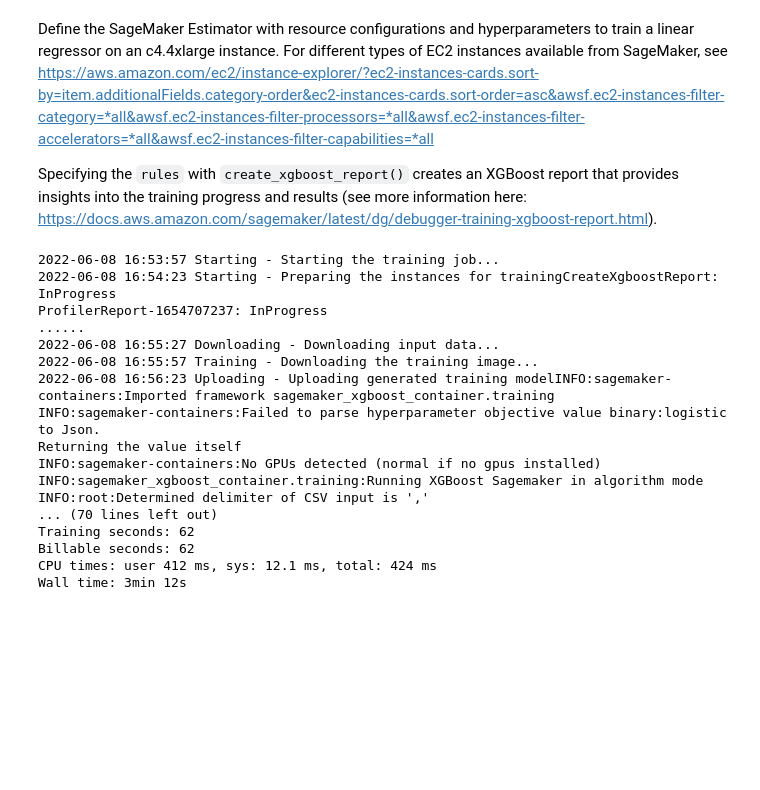
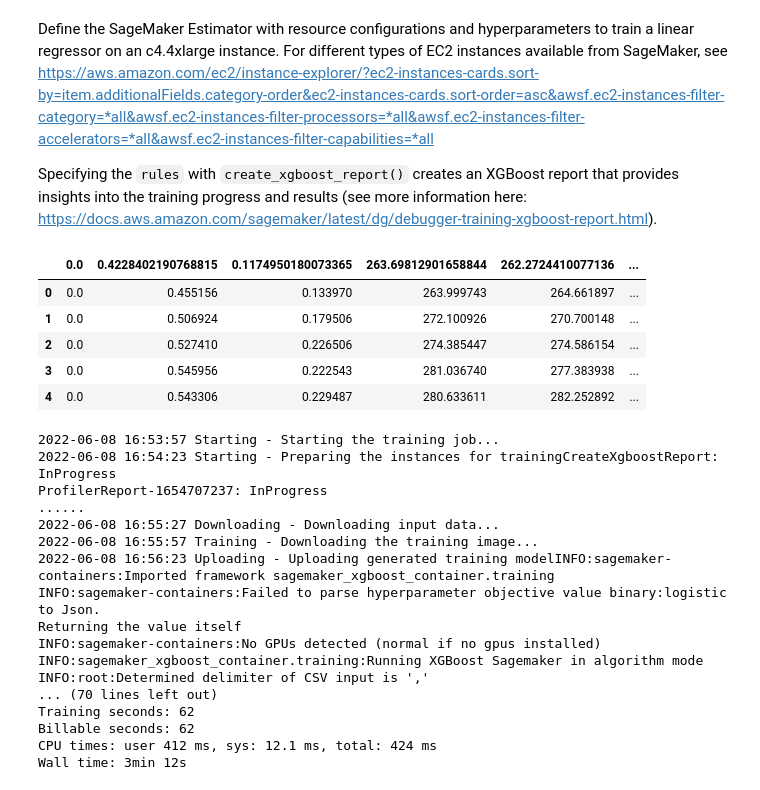
Before and after one commit to d-one/d-one-mlops-aws, a Jupyter notebook: xgboost_pipeline.ipynb, the cells around one changed output. Cells and saved outputs as stored; diff of their text form; code cells hidden in the pictures; blank space fills up the shorter version.

```diff
--- a/xgboost_pipeline.ipynb
+++ b/xgboost_pipeline.ipynb
@@ -519,6 +531,18 @@ xgboost_model.set_hyperparameters(
     subsample=0.7,
     silent=0,
 )
+# %%
+train = f'{PROCESSED_DATA_PATH}/train.csv'
+val = f'{PROCESSED_DATA_PATH}/val.csv'
+df = pd.read_csv(train)
+df.head()
+# %% [output]
+|  | 0.0 | 0.4228402190768815 | 0.1174950180073365 | 263.69812901658844 | 262.2724410077136 | ... |
+| 0 | 0.0 | 0.455156 | 0.133970 | 263.999743 | 264.661897 | ... |
+| 1 | 0.0 | 0.506924 | 0.179506 | 272.100926 | 270.700148 | ... |
+| 2 | 0.0 | 0.527410 | 0.226506 | 274.385447 | 274.586154 | ... |
+| 3 | 0.0 | 0.545956 | 0.222543 | 281.036740 | 277.383938 | ... |
+| 4 | 0.0 | 0.543306 | 0.229487 | 280.633611 | 282.252892 | ... |
 # %%
 train_data = sagemaker.inputs.TrainingInput(
             s3_data=train,
```
Also changed, not shown: parts of 6 cells of this notebook.
